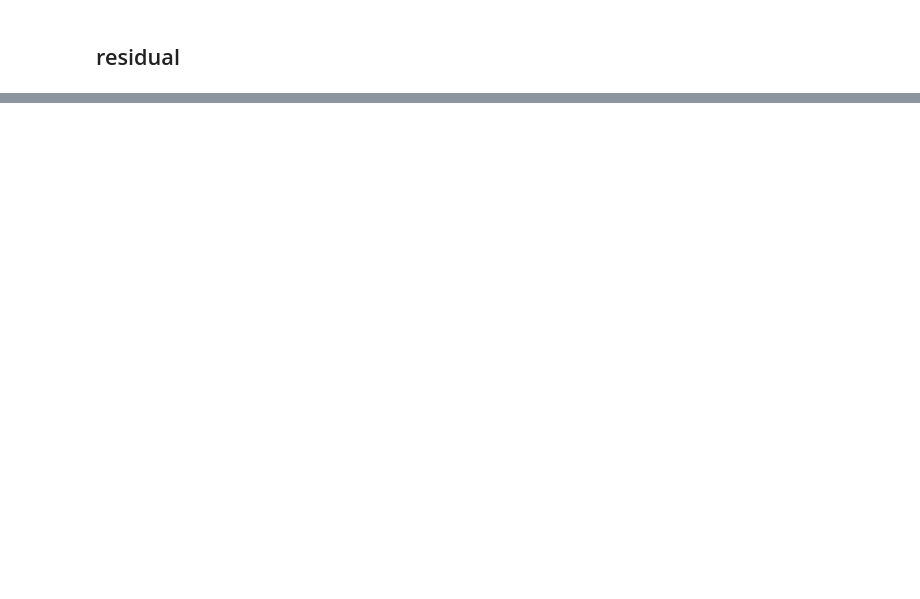
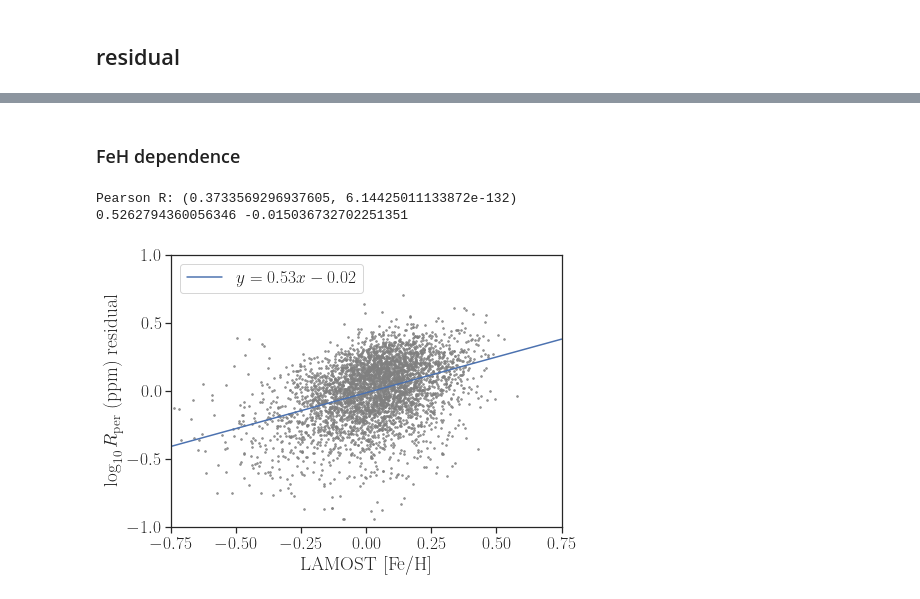
Before and after one commit to kemasuda/acheron, a Jupyter notebook: kepler_prot_teff/2-plfit.ipynb, the cells around one changed output, grey strips where cells are left out. Saved outputs shown, nothing was run; the diff lists cells and outputs as text; code cells hidden in the pictures; blank space fills up the shorter version.

Commit message:
check tauc and sample dependences

```diff
--- a/kepler_prot_teff/2-plfit.ipynb
+++ b/kepler_prot_teff/2-plfit.ipynb
@@ -426,0 +414,6 @@ plt.legend(loc='best')
+# %% [markdown]
+### FeH dependence
+# %%
+fehobs = d[idx&idxp].feh
+teffobs = d[idx&idxp].teff
+meansigma = np.mean(samples['logrsigma'])*np.log10(np.e)
@@ -426,0 +422,21 @@ plt.legend(loc='best')
+# %%
+idxf = np.abs(fehobs)<0.5
+print ("Pearson R:", pearsonr(fehobs[idxf], res[idxf]))
+a, b = np.polyfit(fehobs[idxf], res[idxf], deg=1)
+print (a, b)
+# %% [output]
+Pearson R: (0.3733569296937605, 6.14425011133872e-132)
+0.5262794360056346 -0.015036732702251351
+# %%
+plt.figure(figsize=(7,5))
+plt.ylim(-1, 1)
+plt.xlim(-0.75, 0.75)
+plt.xlabel("LAMOST [Fe/H]")
+plt.ylabel("$\log_{10}R_\mathrm{per}$ (ppm) residual")
+plt.plot(fehobs, res, '.', markersize=3, color='gray', mfc='none')
+feh0 = np.linspace(-0.75, 0.75, 100)
+plt.plot(feh0, a*feh0+b, label='$y=%.2fx-%.2f$'%(a, -b))
+plt.legend(loc='upper left')
+plt.savefig(resdir+"feh.png", dpi=200, bbox_inches='tight')
+# %% [output]
+[figure, added]
```
Also changed, not shown: parts of 10 cells of this notebook, 6 other files.
